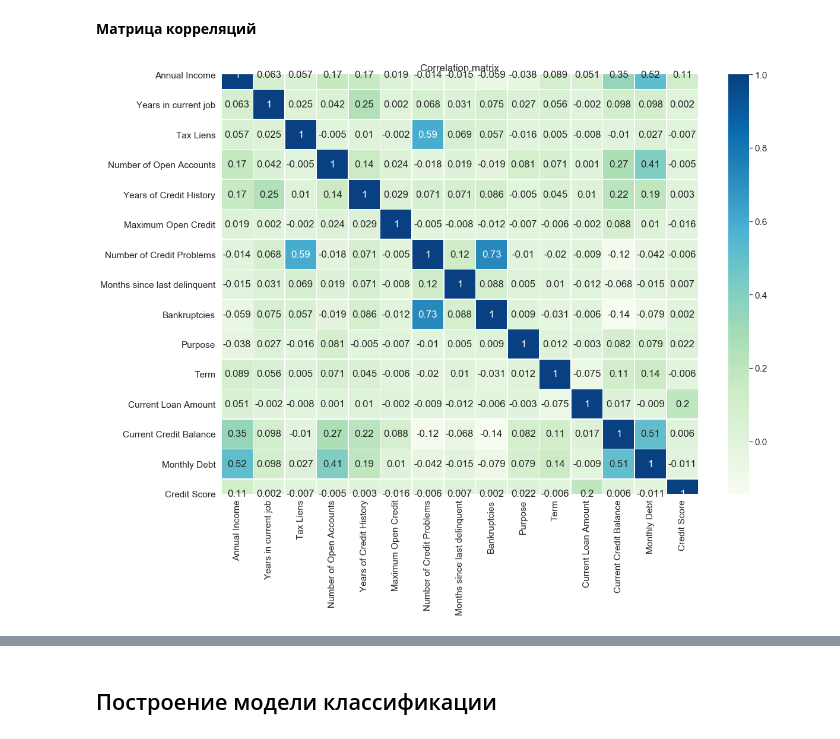
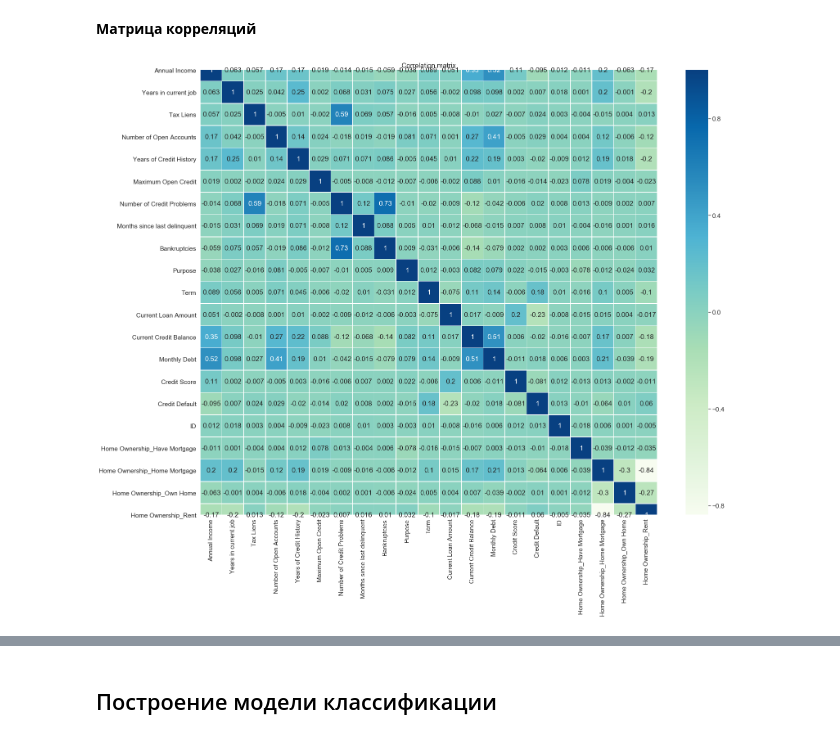
Before and after one commit to LevNic/DataScience2, a Jupyter notebook: SSolovev_solution.ipynb, the cells around one changed output, grey strips where cells are left out. Drawn from its saved outputs; the diff is of its cells as text; code cells hidden in the pictures.

```diff
--- a/SSolovev_solution.ipynb
+++ b/SSolovev_solution.ipynb
@@ -54,7 +54,8 @@ import matplotlib.pyplot as plt
 # %%
 TRAIN_DATASET_PATH = './course_project_train.csv'
 TEST_DATASET_PATH = './course_project_test.csv'
-PREP_DATASET_PATH = './SSolovev_predictions.csv'
+PREP_DATASET_PATH = './train_prep.csv'
+PROBA_DATASET_PATH = './SSolovev_predictions.csv'
 
 SCALER_FILE_PATH = './scaler.pkl'
 
@@ -222,6 +206,0 @@ Name: Credit Score, Length: 160, dtype: int64
-# %%
-# Посмотрим на графике зависимость кредитного рейтинга от количества человек
-from pylab import rcParams
-rcParams['figure.figsize'] = 6, 6
-x.plot()
-plt.show()
@@ -660,12 +517,12 @@ plt.show()
 # %% [markdown]
 **Матрица корреляций**
 # %%
-plt.figure(figsize = (18,13))
+plt.figure(figsize = (25,20))
 
 sns.set(font_scale=1.4)
-sns.heatmap(df_train[BASE_FEATURE_NAMES].corr().round(3), annot=True, linewidths=.5, cmap='GnBu')
+sns.heatmap(df_train.corr().round(3), annot=True, linewidths=.5, cmap='GnBu')
 
 plt.title('Correlation matrix')
 plt.show()
 # %% [output]
-[figure, old version]
+[figure, new version]
```
Also changed, not shown: parts of 95 cells of this notebook, 12 other files.
